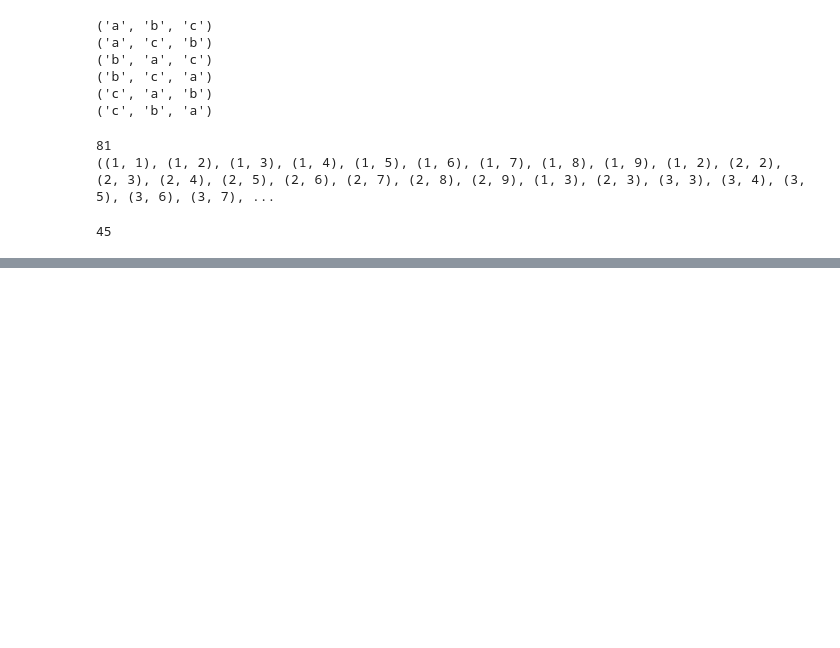
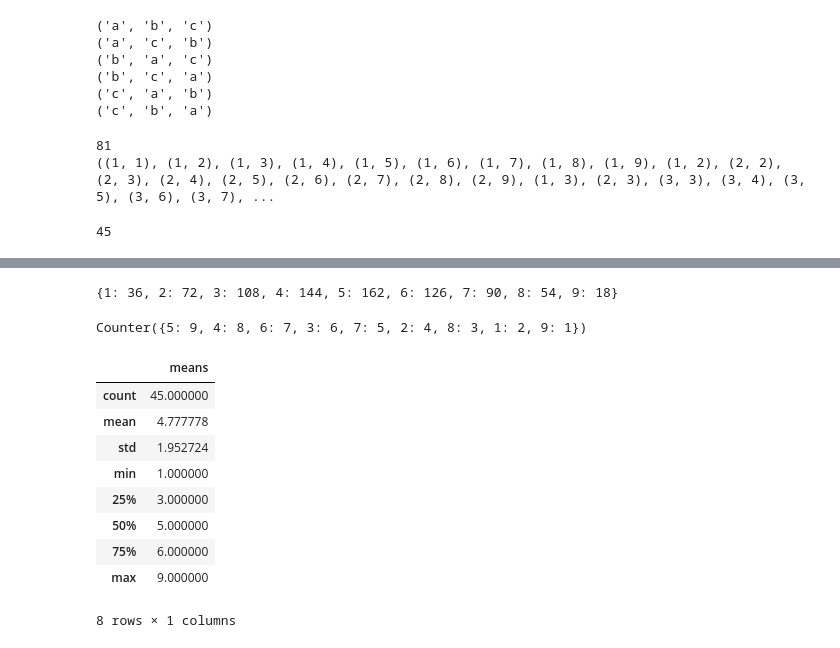
Before and after one commit to jenshurley/stats_practice, a Jupyter notebook: sampling_distribution.ipynb, the cells around one changed output, grey strips where cells are left out. Cells and saved outputs as stored; diff of their text form; code cells hidden in the pictures; blank space fills up the shorter version.

```diff
--- a/sampling_distribution.ipynb
+++ b/sampling_distribution.ipynb
@@ -171,0 +207,23 @@ plt.hist(means)
+# %%
+hist
+# %% [output]
+{1: 36, 2: 72, 3: 108, 4: 144, 5: 162, 6: 126, 7: 90, 8: 54, 9: 18}
+# %%
+from collections import Counter
+counter = Counter(means)
+counter
+# %% [output]
+Counter({5: 9, 4: 8, 6: 7, 3: 6, 7: 5, 2: 4, 8: 3, 1: 2, 9: 1})
+# %%
+df.describe()
+# %% [output]
+|  | means |
+| count | 45.000000 |
+| mean | 4.777778 |
+| std | 1.952724 |
+| min | 1.000000 |
+| 25% | 3.000000 |
+| 50% | 5.000000 |
+| 75% | 6.000000 |
+| max | 9.000000 |
+8 rows × 1 columns
```
Also changed, not shown: parts of 17 cells of this notebook.
